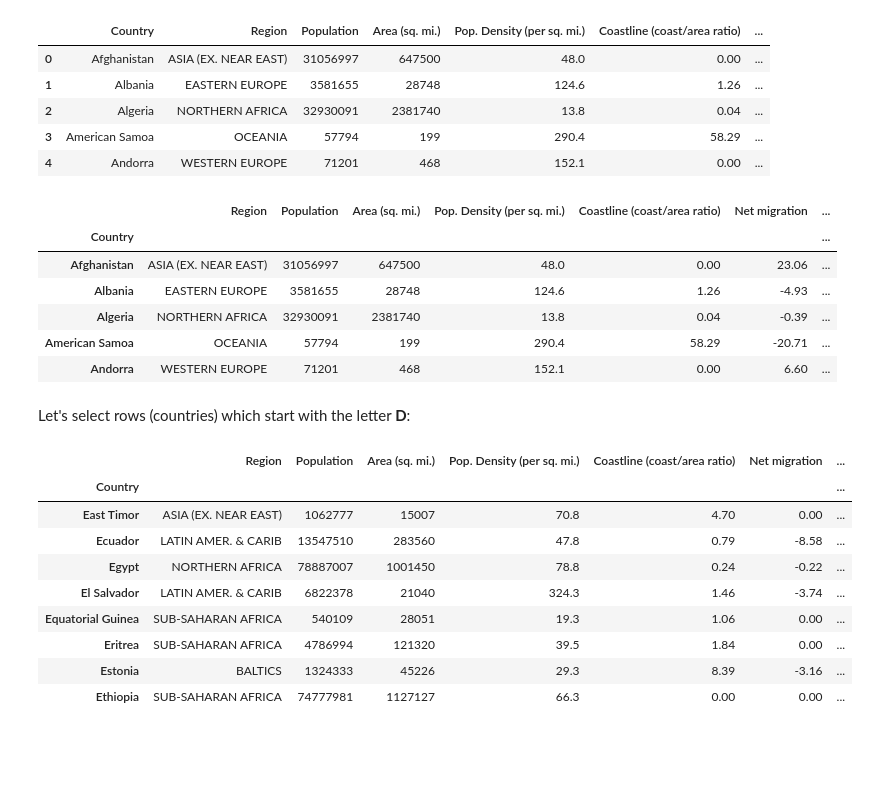
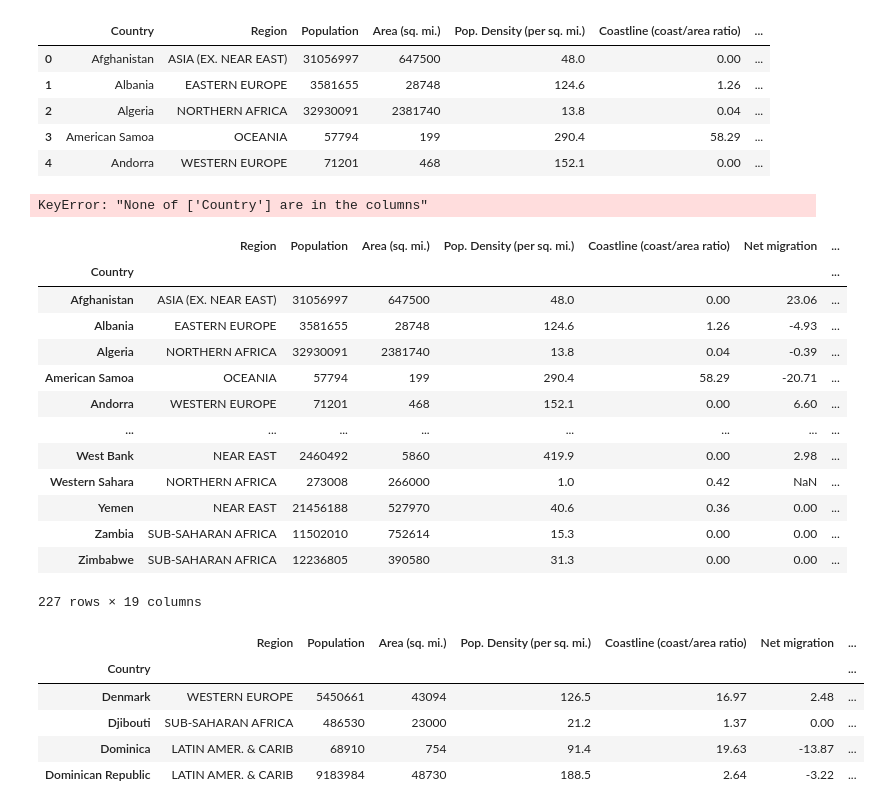
Before and after one commit to ssaunier/notebooks, a Jupyter notebook: Data Analysis Lecture.ipynb, the cells around one changed output. Drawn from its saved outputs; the diff is of its cells as text; code cells hidden in the pictures; blank space fills up the shorter version.

```diff
--- a/Data Analysis Lecture.ipynb
+++ b/Data Analysis Lecture.ipynb
@@ -24,0 +26,2 @@ Let's show our first **DataFrame**:
+# %%
+countries_df = pd.read_csv("countries.csv", decimal=",")
@@ -164,2 +229,2 @@ Let's first clean our data (especially the column `Region`)
 # %%
-countries_df["Region"] = countries_df["Region"].map(str.strip)
+countries_df['Region (Cleaned)'] = countries_df['Region'].map(str.strip)
@@ -207,8 +269,10 @@ countries_df.head()
 | 4 | Andorra | WESTERN EUROPE | 71201 | 468 | 152.1 | 0.00 | ... |
 # %%
 countries_df = countries_df.set_index('Country')
+# %% [output]
+KeyError: "None of ['Country'] are in the columns"
 # %%
-countries_df.head()
+countries_df
 # %% [output]
 |  | Region | Population | Area (sq. mi.) | Pop. Density (per sq. mi.) | Coastline (coast/area ratio) | Net migration | ... |
 | Country |  |  |  |  |  |  | ... |
@@ -217,18 +281,19 @@ countries_df.head()
 | Algeria | NORTHERN AFRICA | 32930091 | 2381740 | 13.8 | 0.04 | -0.39 | ... |
 | American Samoa | OCEANIA | 57794 | 199 | 290.4 | 58.29 | -20.71 | ... |
 | Andorra | WESTERN EUROPE | 71201 | 468 | 152.1 | 0.00 | 6.60 | ... |
+| ... | ... | ... | ... | ... | ... | ... | ... |
+| West Bank | NEAR EAST | 2460492 | 5860 | 419.9 | 0.00 | 2.98 | ... |
+| Western Sahara | NORTHERN AFRICA | 273008 | 266000 | 1.0 | 0.42 | NaN | ... |
+| Yemen | NEAR EAST | 21456188 | 527970 | 40.6 | 0.36 | 0.00 | ... |
+| Zambia | SUB-SAHARAN AFRICA | 11502010 | 752614 | 15.3 | 0.00 | 0.00 | ... |
+| Zimbabwe | SUB-SAHARAN AFRICA | 12236805 | 390580 | 31.3 | 0.00 | 0.00 | ... |
+227 rows × 19 columns
-# %% [markdown]
-Let's select rows (countries) which start with the letter **D**:
 # %%
-countries_df.filter(regex="^E", axis='rows')
+countries_df.filter(regex="^D", axis='rows')
 # %% [output]
 |  | Region | Population | Area (sq. mi.) | Pop. Density (per sq. mi.) | Coastline (coast/area ratio) | Net migration | ... |
 | Country |  |  |  |  |  |  | ... |
-| East Timor | ASIA (EX. NEAR EAST) | 1062777 | 15007 | 70.8 | 4.70 | 0.00 | ... |
-| Ecuador | LATIN AMER. & CARIB | 13547510 | 283560 | 47.8 | 0.79 | -8.58 | ... |
-| Egypt | NORTHERN AFRICA | 78887007 | 1001450 | 78.8 | 0.24 | -0.22 | ... |
-| El Salvador | LATIN AMER. & CARIB | 6822378 | 21040 | 324.3 | 1.46 | -3.74 | ... |
-| Equatorial Guinea | SUB-SAHARAN AFRICA | 540109 | 28051 | 19.3 | 1.06 | 0.00 | ... |
-| Eritrea | SUB-SAHARAN AFRICA | 4786994 | 121320 | 39.5 | 1.84 | 0.00 | ... |
-| Estonia | BALTICS | 1324333 | 45226 | 29.3 | 8.39 | -3.16 | ... |
-| Ethiopia | SUB-SAHARAN AFRICA | 74777981 | 1127127 | 66.3 | 0.00 | 0.00 | ... |
+| Denmark | WESTERN EUROPE | 5450661 | 43094 | 126.5 | 16.97 | 2.48 | ... |
+| Djibouti | SUB-SAHARAN AFRICA | 486530 | 23000 | 21.2 | 1.37 | 0.00 | ... |
+| Dominica | LATIN AMER. & CARIB | 68910 | 754 | 91.4 | 19.63 | -13.87 | ... |
+| Dominican Republic | LATIN AMER. & CARIB | 9183984 | 48730 | 188.5 | 2.64 | -3.22 | ... |
```
Also changed, not shown: parts of 65 cells of this notebook.
